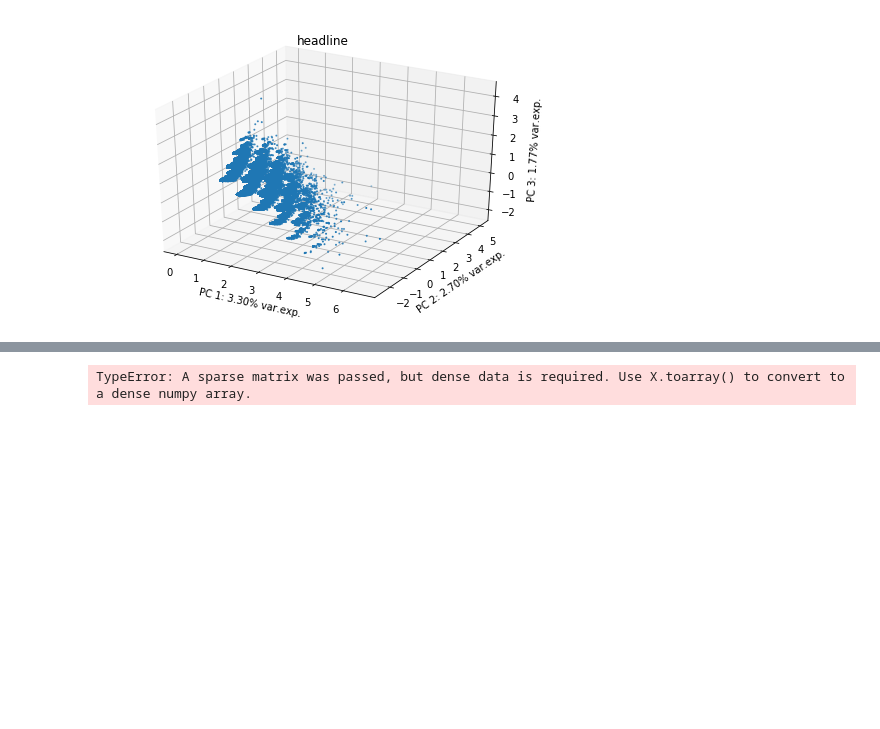
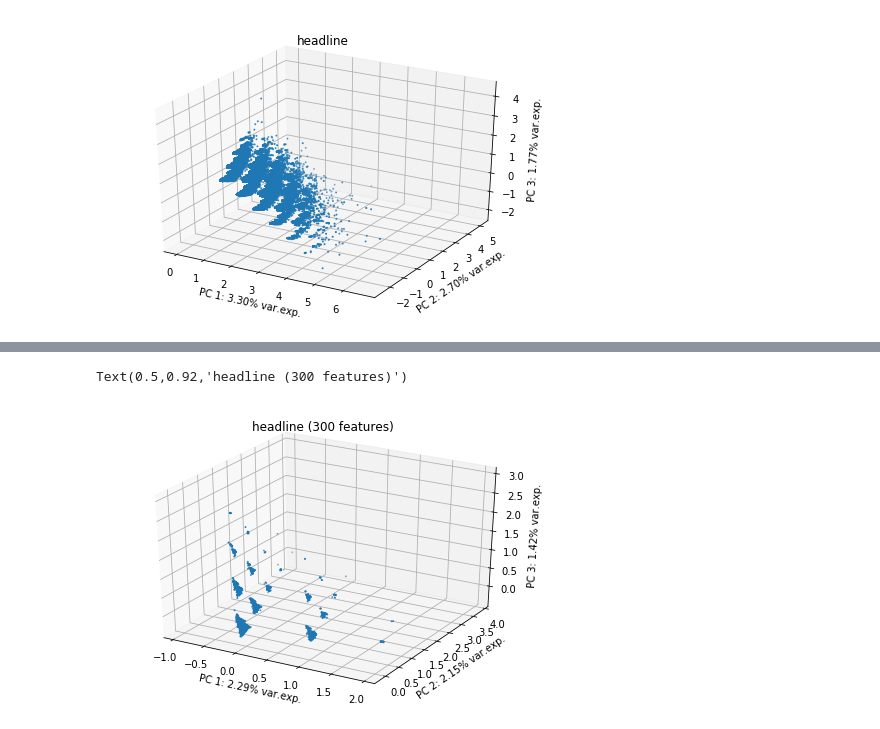
Before and after one commit to williamlu2015/GuardsOfTheDeep, a Jupyter notebook: notebooks/headline_visualizations.ipynb, the cells around one changed output, grey strips where cells are left out. Cells and saved outputs as stored; diff of their text form; code cells hidden in the pictures; blank space fills up the shorter version.

```diff
--- a/notebooks/headline_visualizations.ipynb
+++ b/notebooks/headline_visualizations.ipynb
@@ -54,11 +123,27 @@ Text(0.5,0.92,'headline')
+# %%
+pca = PCA(n_components=3)
+Z = pca.fit_transform(X_selected.toarray())
+variances = pca.explained_variance_ratio_
+
+fig = plt.figure()
+ax = Axes3D(fig)
+
+ax.scatter(Z[:, 0], Z[:, 1], Z[:, 2], s=1)
+ax.set_xlabel("PC 1: " + "{:.2%}".format(variances[0]) + " var.exp.")
+ax.set_ylabel("PC 2: " + "{:.2%}".format(variances[1]) + " var.exp.")
+ax.set_zlabel("PC 3: " + "{:.2%}".format(variances[2]) + " var.exp.")
+plt.title("headline (300 features)")
+# %% [output]
+Text(0.5,0.92,'headline (300 features)')
+[figure, added]
 # %%
-isomap = Isomap(n_components=2, n_jobs=-1)
-Z = isomap.fit_transform(X)
+isomap = Isomap(n_neighbors=5, n_components=2, n_jobs=-1)
+Z = isomap.fit_transform(X_selected.toarray())
 
 plt.scatter(Z[:, 0], Z[:, 1], s=1)
-plt.title("headline (ISOMAP, n_components=2)")
+plt.xlabel("Dimension 1")
+plt.ylabel("Dimension 2")
+plt.title("headline (ISOMAP, 300 features)")
-# %% [output]
-TypeError: A sparse matrix was passed, but dense data is required. Use X.toarray() to convert to a dense numpy array.
 # %%
 isomap = Isomap(n_components=3, n_jobs=-1)
 Z = isomap.fit_transform(X)
```
Also changed, not shown: parts of 7 cells of this notebook, 3 other files.
